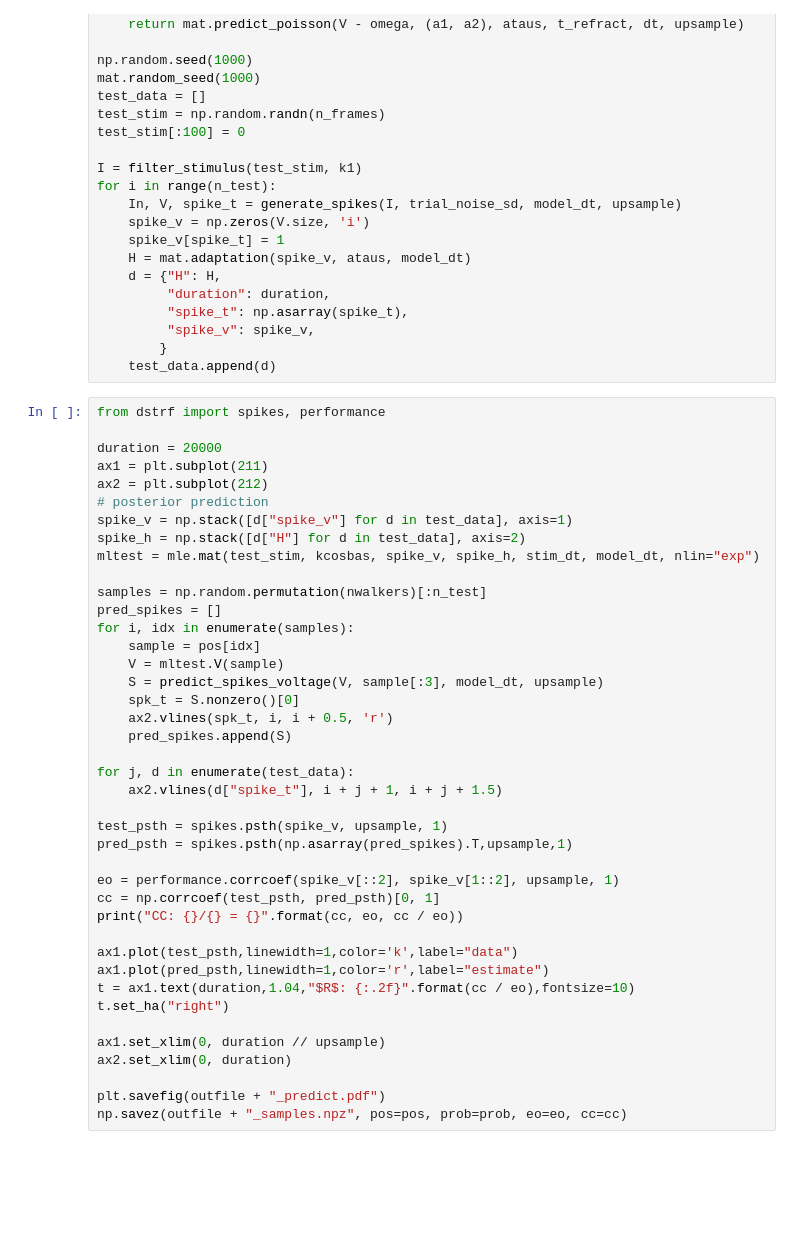
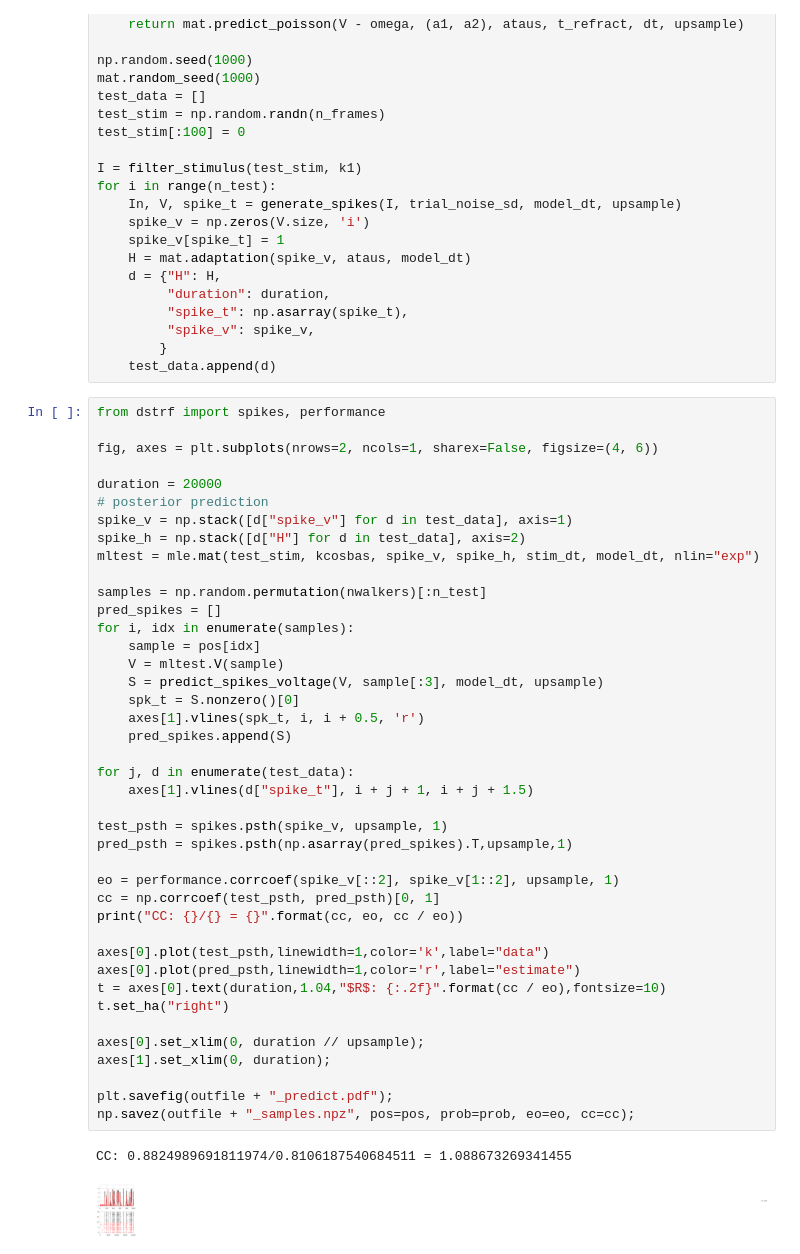
Before and after one commit to melizalab/dstrf, a Jupyter notebook: notebooks/demos/glm_univariate_biocm.ipynb, the cells around one changed output. Drawn from its saved outputs; the diff is of its cells as text; blank space fills up the shorter version.

```diff
--- a/notebooks/demos/glm_univariate_biocm.ipynb
+++ b/notebooks/demos/glm_univariate_biocm.ipynb
@@ -319,41 +365,44 @@ for i in range(n_test):
 # %%
 from dstrf import spikes, performance
 
+fig, axes = plt.subplots(nrows=2, ncols=1, sharex=False, figsize=(4, 6))
+
 duration = 20000
-ax1 = plt.subplot(211)
-ax2 = plt.subplot(212)
 # posterior prediction
 spike_v = np.stack([d["spike_v"] for d in test_data], axis=1)
 spike_h = np.stack([d["H"] for d in test_data], axis=2)
 mltest = mle.mat(test_stim, kcosbas, spike_v, spike_h, stim_dt, model_dt, nlin="exp")
 
 samples = np.random.permutation(nwalkers)[:n_test]
 pred_spikes = []
 for i, idx in enumerate(samples):
     sample = pos[idx]
     V = mltest.V(sample)
     S = predict_spikes_voltage(V, sample[:3], model_dt, upsample)
     spk_t = S.nonzero()[0]
-    ax2.vlines(spk_t, i, i + 0.5, 'r')
+    axes[1].vlines(spk_t, i, i + 0.5, 'r')
     pred_spikes.append(S)
 
 for j, d in enumerate(test_data):
-    ax2.vlines(d["spike_t"], i + j + 1, i + j + 1.5)
+    axes[1].vlines(d["spike_t"], i + j + 1, i + j + 1.5)
 
 test_psth = spikes.psth(spike_v, upsample, 1)
 pred_psth = spikes.psth(np.asarray(pred_spikes).T,upsample,1)
 
 eo = performance.corrcoef(spike_v[::2], spike_v[1::2], upsample, 1)
 cc = np.corrcoef(test_psth, pred_psth)[0, 1]
 print("CC: {}/{} = {}".format(cc, eo, cc / eo))
 
-ax1.plot(test_psth,linewidth=1,color='k',label="data")
-ax1.plot(pred_psth,linewidth=1,color='r',label="estimate")
-t = ax1.text(duration,1.04,"$R$: {:.2f}".format(cc / eo),fontsize=10)
+axes[0].plot(test_psth,linewidth=1,color='k',label="data")
+axes[0].plot(pred_psth,linewidth=1,color='r',label="estimate")
+t = axes[0].text(duration,1.04,"$R$: {:.2f}".format(cc / eo),fontsize=10)
 t.set_ha("right")
 
-ax1.set_xlim(0, duration // upsample)
-ax2.set_xlim(0, duration)
+axes[0].set_xlim(0, duration // upsample);
+axes[1].set_xlim(0, duration);
 
-plt.savefig(outfile + "_predict.pdf")
-np.savez(outfile + "_samples.npz", pos=pos, prob=prob, eo=eo, cc=cc)
+plt.savefig(outfile + "_predict.pdf");
+np.savez(outfile + "_samples.npz", pos=pos, prob=prob, eo=eo, cc=cc);
+# %% [output]
+CC: 0.8824989691811974/0.8106187540684511 = 1.088673269341455
+[figure, added]
```
Also changed, not shown: parts of 10 cells of this notebook, 1 other file.
